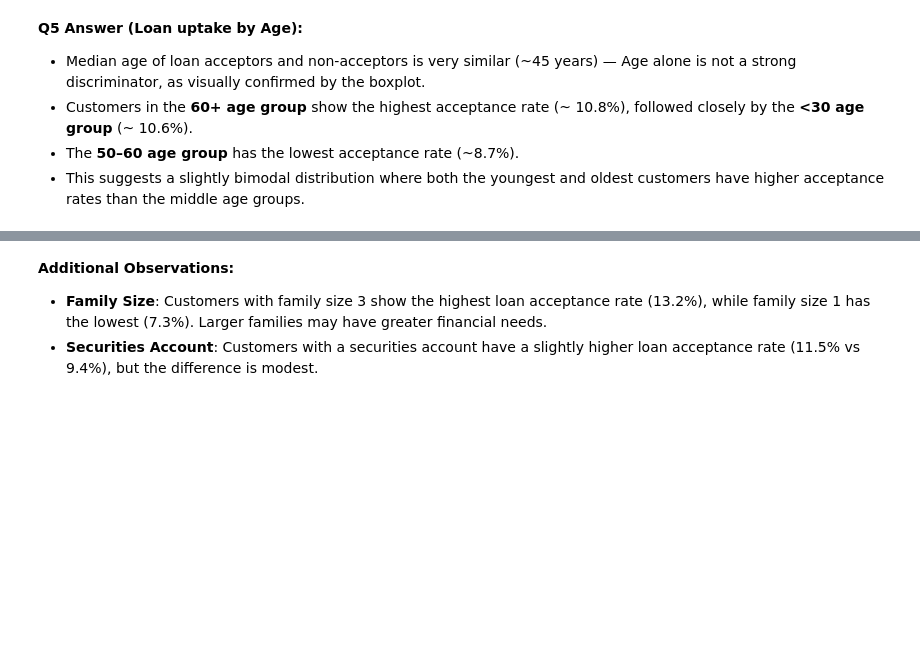
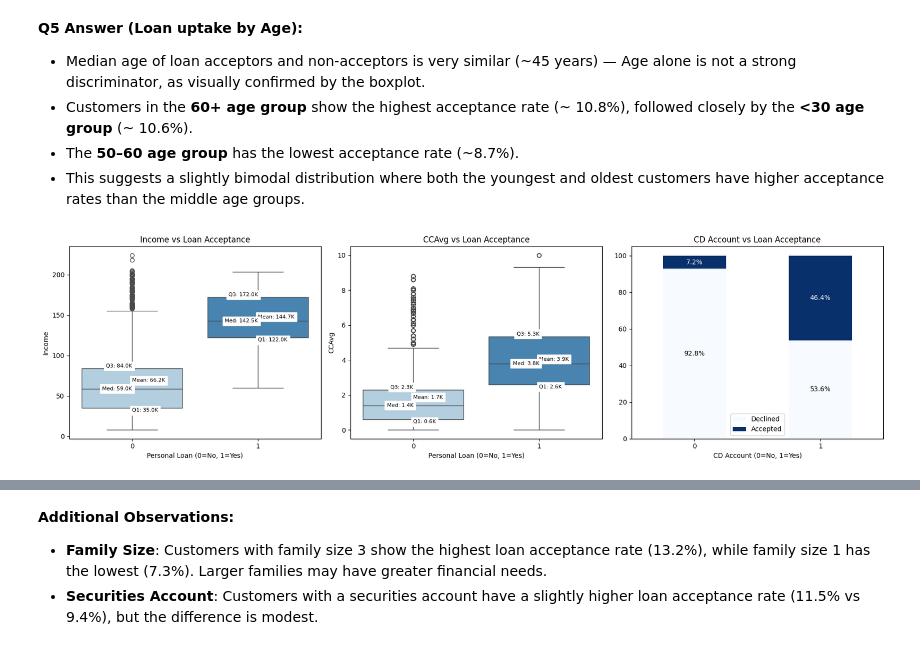
Before and after one commit to alienrivero/great-learning-aiml, a Jupyter notebook: Machine Learning/AllLifeBank/AIML_ML_Project_Full_Code_Notebook (Completed).ipynb, the cells around one changed output, grey strips where cells are left out. Saved outputs shown, nothing was run; the diff lists cells and outputs as text; code cells hidden in the pictures; blank space fills up the shorter version.

```diff
--- a/Machine Learning/AllLifeBank/AIML_ML_Project_Full_Code_Notebook (Completed).ipynb
+++ b/Machine Learning/AllLifeBank/AIML_ML_Project_Full_Code_Notebook (Completed).ipynb
@@ -382,3 +384,63 @@ plt.show()
 - Customers in the **60+ age group** show the highest acceptance rate (~ 10.8%), followed closely by the **<30 age group** (~ 10.6%).
 - The **50–60 age group** has the lowest acceptance rate (~8.7%).
 - This suggests a slightly bimodal distribution where both the youngest and oldest customers have higher acceptance rates than the middle age groups.
+# %%
+# Income, CCAvg, and CD_Account vs Loan acceptance
+fig, axes = plt.subplots(1, 3, figsize=(18, 5))
+
+# Income vs Loan Acceptance
+sns.boxplot(data=data, x='Personal_Loan', y='Income', palette='Blues', ax=axes[0])
+axes[0].set_title('Income vs Loan Acceptance')
+axes[0].set_xlabel('Personal Loan (0=No, 1=Yes)')
+
+# Add Q, Mean, and Median to Income boxplot
+for i, loan_status in enumerate(data['Personal_Loan'].unique()):
+    subset = data[data['Personal_Loan'] == loan_status]['Income']
+    median = subset.median()
+    mean = subset.mean()
+    q1 = subset.quantile(0.25)
+    q3 = subset.quantile(0.75);
+
+    # Adjust position and formatting for better readability
+    axes[0].text(i, mean, f'Mean: {mean:.1f}K', va='bottom', ha='left', backgroundcolor='white', fontsize=8)
+    axes[0].text(i, median, f'Med: {median:.1f}K', va='center', ha='right', backgroundcolor='white', fontsize=8)
+    axes[0].text(i, q1, f'Q1: {q1:.1f}K', va='top', ha='left', backgroundcolor='white', fontsize=8)
+    axes[0].text(i, q3, f'Q3: {q3:.1f}K', va='bottom', ha='right', backgroundcolor='white', fontsize=8)
+
+
+# CCAvg vs Loan Acceptance
+sns.boxplot(data=data, x='Personal_Loan', y='CCAvg', palette='Blues', ax=axes[1])
+axes[1].set_title('CCAvg vs Loan Acceptance')
+axes[1].set_xlabel('Personal Loan (0=No, 1=Yes)')
+
+# Add Q, Mean, and Median to CCAvg boxplot
+for i, loan_status in enumerate(data['Personal_Loan'].unique()):
+    subset = data[data['Personal_Loan'] == loan_status]['CCAvg']
+    median = subset.median()
+    mean = subset.mean()
+    q1 = subset.quantile(0.25)
+    q3 = subset.quantile(0.75);
+
+    # Adjust position and formatting for better readability
+    axes[1].text(i, mean, f'Mean: {mean:.1f}K', va='bottom', ha='left', backgroundcolor='white', fontsize=8)
+    axes[1].text(i, median, f'Med: {median:.1f}K', va='center', ha='right', backgroundcolor='white', fontsize=8)
+    axes[1].text(i, q1, f'Q1: {q1:.1f}K', va='top', ha='left', backgroundcolor='white', fontsize=8)
+    axes[1].text(i, q3, f'Q3: {q3:.1f}K', va='bottom', ha='right', backgroundcolor='white', fontsize=8)
+
+
+tab_cd = pd.crosstab(data['CD_Account'], data['Personal_Loan'], normalize='index') * 100
+tab_cd.columns = ['Declined', 'Accepted']
+ax_cd = tab_cd.plot(kind='bar', stacked=True, colormap='Blues', ax=axes[2])
+axes[2].set_title('CD Account vs Loan Acceptance')
+axes[2].set_xlabel('CD Account (0=No, 1=Yes)')
+axes[2].tick_params(axis='x', rotation=0)
+
+for i, container in enumerate(ax_cd.containers):
+    labels = [f'{h.get_height():.1f}%' if h.get_height() > 0 else '' for h in container]
+    label_color = 'black' if i == 0 else 'white' # Black for lighter (Declined), white for darker (Accepted)
+    ax_cd.bar_label(container, labels=labels, label_type='center', fontsize=10, color=label_color)
+
+plt.tight_layout()
+plt.show()
+# %% [output]
+[figure, added]
```
Also changed, not shown: parts of 14 cells of this notebook, 1 other file.
